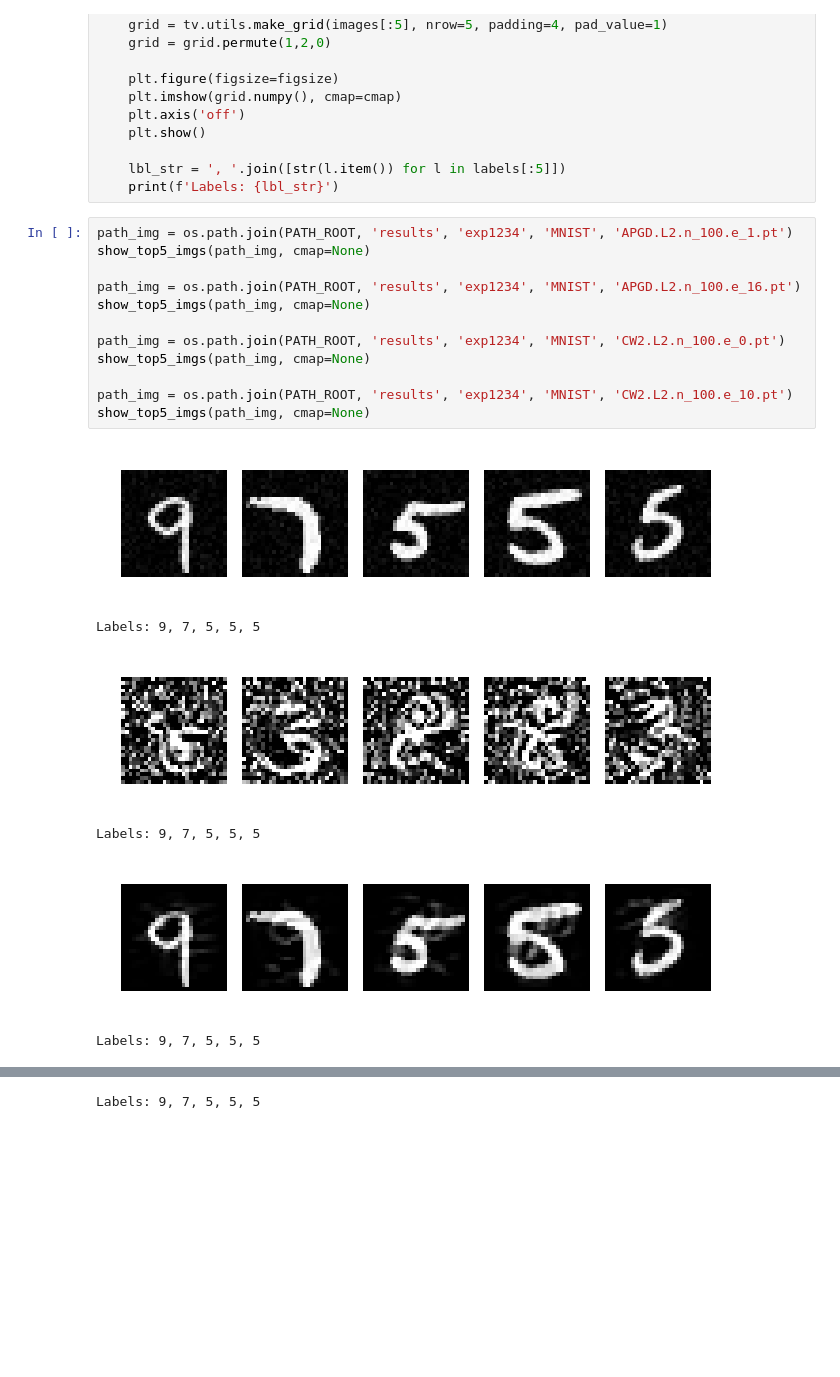
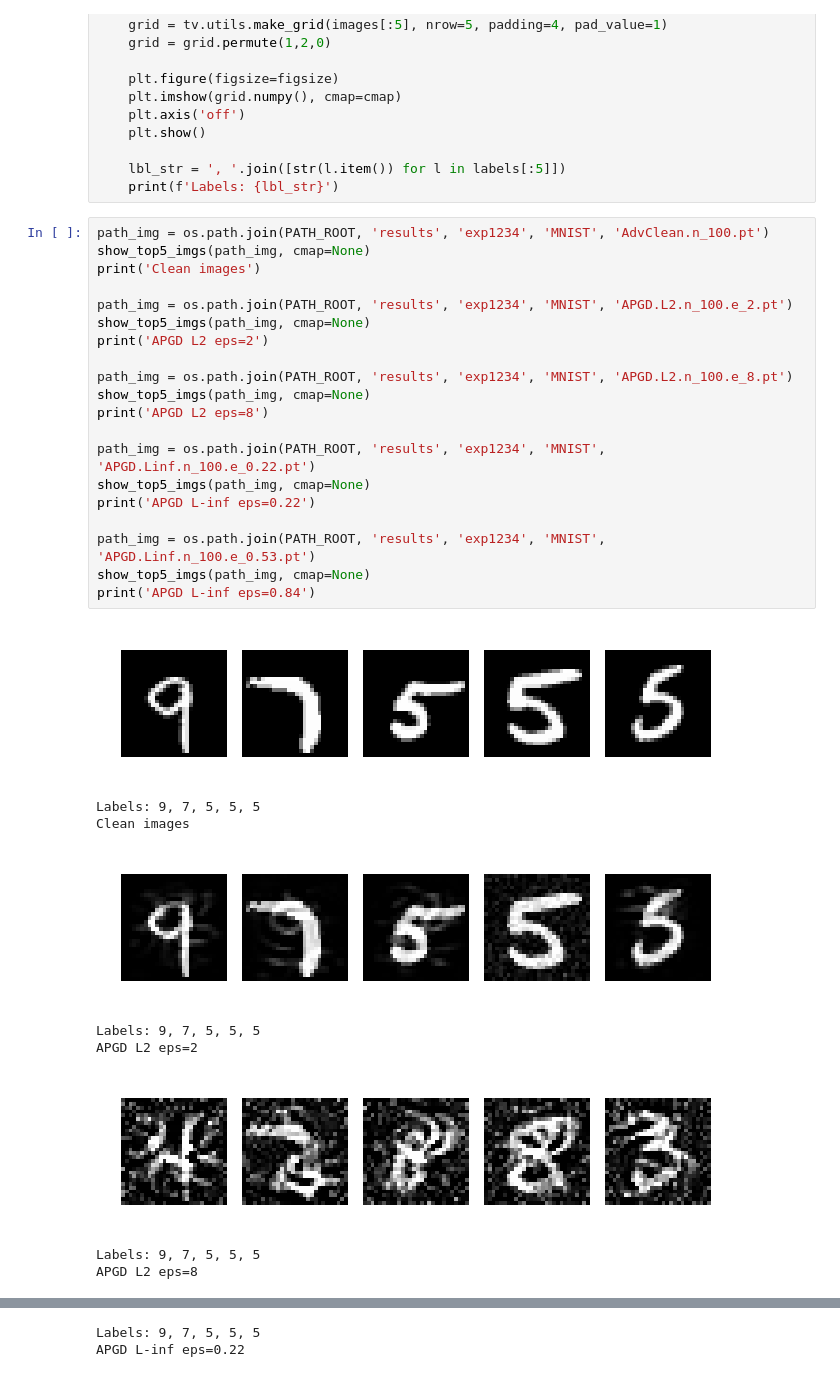
Before and after one commit to changx03/baard, a Jupyter notebook: examples/display_images.ipynb, the cells around one changed output, grey strips where cells are left out. Drawn from its saved outputs; the diff is of its cells as text; blank space fills up the shorter version.

Commit message:
updated display images

```diff
--- a/examples/display_images.ipynb
+++ b/examples/display_images.ipynb
@@ -28,21 +28,32 @@ def show_top5_imgs(path_dataset,figsize=(8, 3), cmap='gray'):
     lbl_str = ', '.join([str(l.item()) for l in labels[:5]])
     print(f'Labels: {lbl_str}')
 # %%
-path_img = os.path.join(PATH_ROOT, 'results', 'exp1234', 'MNIST', 'APGD.L2.n_100.e_1.pt')
+path_img = os.path.join(PATH_ROOT, 'results', 'exp1234', 'MNIST', 'AdvClean.n_100.pt')
 show_top5_imgs(path_img, cmap=None)
+print('Clean images')
 
-path_img = os.path.join(PATH_ROOT, 'results', 'exp1234', 'MNIST', 'APGD.L2.n_100.e_16.pt')
+path_img = os.path.join(PATH_ROOT, 'results', 'exp1234', 'MNIST', 'APGD.L2.n_100.e_2.pt')
 show_top5_imgs(path_img, cmap=None)
+print('APGD L2 eps=2')
 
-path_img = os.path.join(PATH_ROOT, 'results', 'exp1234', 'MNIST', 'CW2.L2.n_100.e_0.pt')
+path_img = os.path.join(PATH_ROOT, 'results', 'exp1234', 'MNIST', 'APGD.L2.n_100.e_8.pt')
 show_top5_imgs(path_img, cmap=None)
+print('APGD L2 eps=8')
 
-path_img = os.path.join(PATH_ROOT, 'results', 'exp1234', 'MNIST', 'CW2.L2.n_100.e_10.pt')
+path_img = os.path.join(PATH_ROOT, 'results', 'exp1234', 'MNIST', 'APGD.Linf.n_100.e_0.22.pt')
 show_top5_imgs(path_img, cmap=None)
+print('APGD L-inf eps=0.22')
+
+path_img = os.path.join(PATH_ROOT, 'results', 'exp1234', 'MNIST', 'APGD.Linf.n_100.e_0.53.pt')
+show_top5_imgs(path_img, cmap=None)
+print('APGD L-inf eps=0.84')
 # %% [output]
 [figure]
 Labels: 9, 7, 5, 5, 5
+Clean images
-[figure, old version]
+[figure, new version]
 Labels: 9, 7, 5, 5, 5
+APGD L2 eps=2
-[figure, old version]
+[figure, new version]
 Labels: 9, 7, 5, 5, 5
+APGD L2 eps=8
@@ -50 +61,2 @@ Labels: 9, 7, 5, 5, 5
 Labels: 9, 7, 5, 5, 5
+APGD L-inf eps=0.22
```
Also changed, not shown: parts of 2 cells of this notebook.
